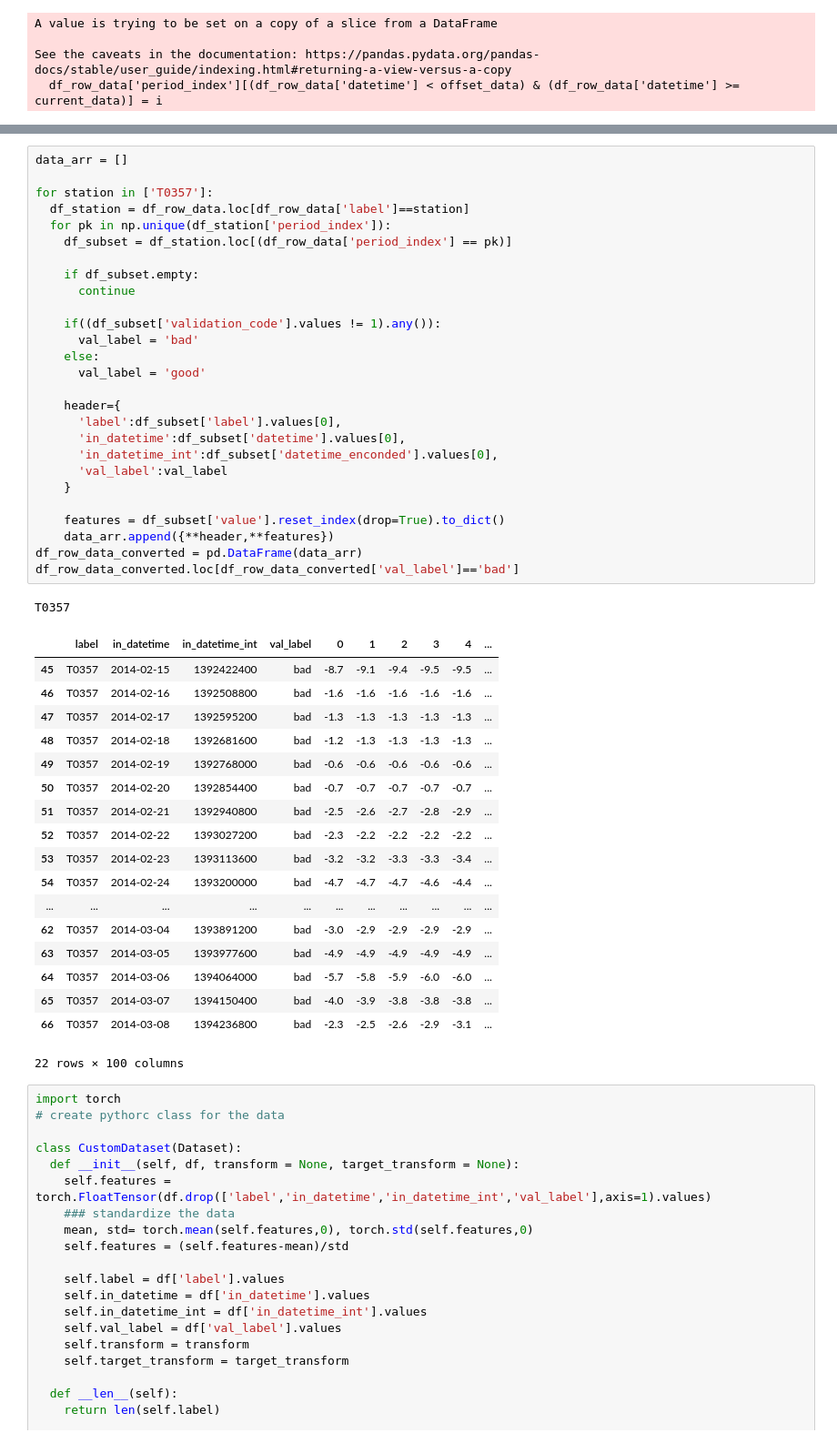
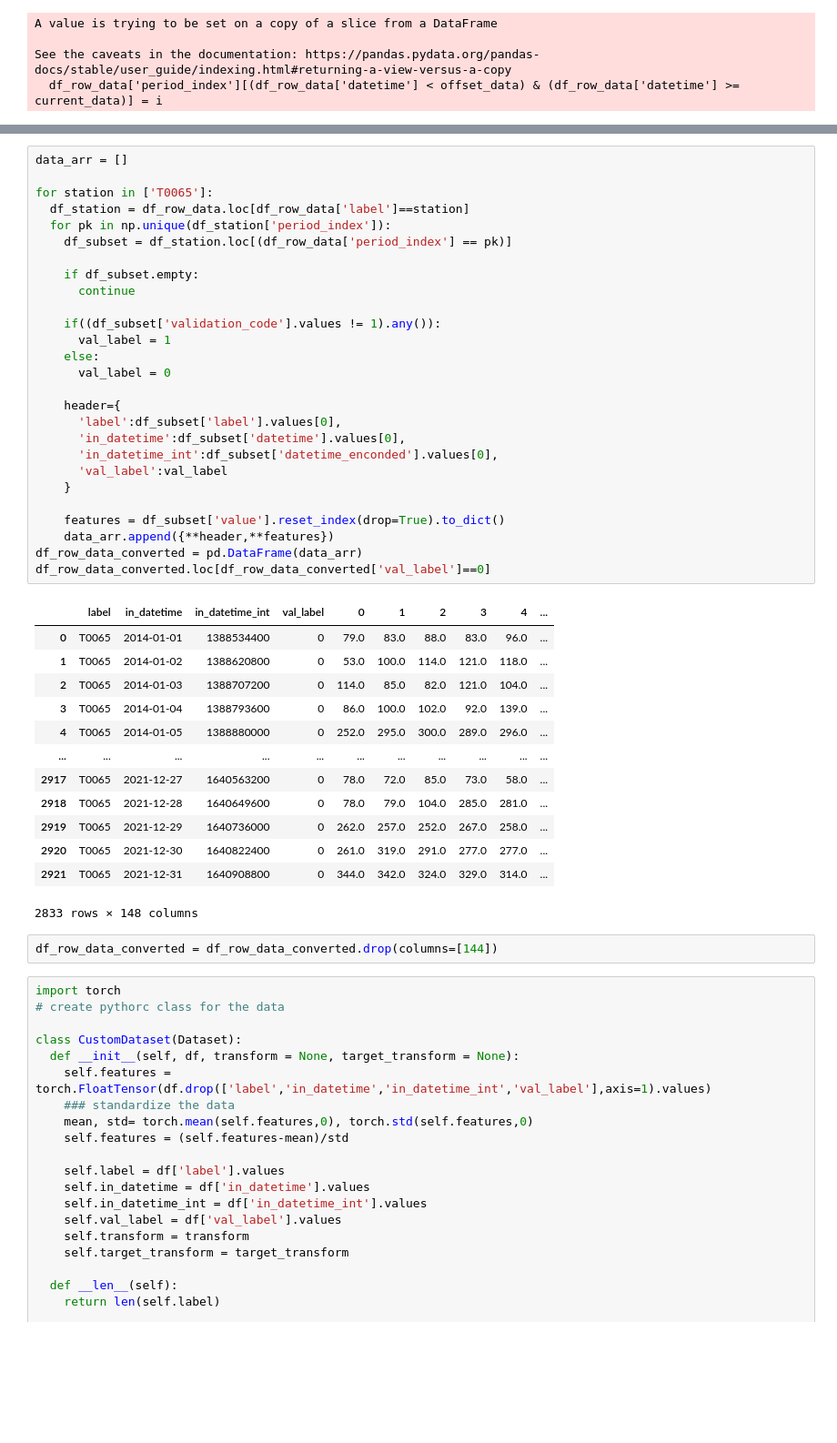
Before and after one commit to eliazonta/AI-Challenge-HIT-2022, a Jupyter notebook: python_code/notebooks/AnomalyDetection/anomaly_detection.ipynb, the cells around one changed output, grey strips where cells are left out. Shown at 91% size. Drawn from its saved outputs; the diff is of its cells as text; blank space fills up the shorter version.

```diff
--- a/python_code/notebooks/AnomalyDetection/anomaly_detection.ipynb
+++ b/python_code/notebooks/AnomalyDetection/anomaly_detection.ipynb
@@ -108,50 +101,46 @@ print( np.unique(df_row_data['label']))
 # %%
 data_arr = []
 
-for station in ['T0357']:
+for station in ['T0065']:
   df_station = df_row_data.loc[df_row_data['label']==station]
   for pk in np.unique(df_station['period_index']):
     df_subset = df_station.loc[(df_row_data['period_index'] == pk)]
 
     if df_subset.empty:
       continue
 
     if((df_subset['validation_code'].values != 1).any()):
-      val_label = 'bad'
+      val_label = 1
     else:
-      val_label = 'good'
+      val_label = 0
 
     header={
       'label':df_subset['label'].values[0],
       'in_datetime':df_subset['datetime'].values[0],
       'in_datetime_int':df_subset['datetime_enconded'].values[0],
       'val_label':val_label
     }
 
     features = df_subset['value'].reset_index(drop=True).to_dict()
     data_arr.append({**header,**features})
 df_row_data_converted = pd.DataFrame(data_arr)
-df_row_data_converted.loc[df_row_data_converted['val_label']=='bad']
+df_row_data_converted.loc[df_row_data_converted['val_label']==0]
 # %% [output]
+|  | label | in_datetime | in_datetime_int | val_label | 0 | 1 | 2 | 3 | 4 | ... |
+| 0 | T0065 | 2014-01-01 | 1388534400 | 0 | 79.0 | 83.0 | 88.0 | 83.0 | 96.0 | ... |
+| 1 | T0065 | 2014-01-02 | 1388620800 | 0 | 53.0 | 100.0 | 114.0 | 121.0 | 118.0 | ... |
+| 2 | T0065 | 2014-01-03 | 1388707200 | 0 | 114.0 | 85.0 | 82.0 | 121.0 | 104.0 | ... |
+| 3 | T0065 | 2014-01-04 | 1388793600 | 0 | 86.0 | 100.0 | 102.0 | 92.0 | 139.0 | ... |
+| 4 | T0065 | 2014-01-05 | 1388880000 | 0 | 252.0 | 295.0 | 300.0 | 289.0 | 296.0 | ... |
+| ... | ... | ... | ... | ... | ... | ... | ... | ... | ... | ... |
+| 2917 | T0065 | 2021-12-27 | 1640563200 | 0 | 78.0 | 72.0 | 85.0 | 73.0 | 58.0 | ... |
+| 2918 | T0065 | 2021-12-28 | 1640649600 | 0 | 78.0 | 79.0 | 104.0 | 285.0 | 281.0 | ... |
+| 2919 | T0065 | 2021-12-29 | 1640736000 | 0 | 262.0 | 257.0 | 252.0 | 267.0 | 258.0 | ... |
+| 2920 | T0065 | 2021-12-30 | 1640822400 | 0 | 261.0 | 319.0 | 291.0 | 277.0 | 277.0 | ... |
+| 2921 | T0065 | 2021-12-31 | 1640908800 | 0 | 344.0 | 342.0 | 324.0 | 329.0 | 314.0 | ... |
-T0357
+2833 rows × 148 columns
-|  | label | in_datetime | in_datetime_int | val_label | 0 | 1 | 2 | 3 | 4 | ... |
-| 45 | T0357 | 2014-02-15 | 1392422400 | bad | -8.7 | -9.1 | -9.4 | -9.5 | -9.5 | ... |
-| 46 | T0357 | 2014-02-16 | 1392508800 | bad | -1.6 | -1.6 | -1.6 | -1.6 | -1.6 | ... |
-| 47 | T0357 | 2014-02-17 | 1392595200 | bad | -1.3 | -1.3 | -1.3 | -1.3 | -1.3 | ... |
-| 48 | T0357 | 2014-02-18 | 1392681600 | bad | -1.2 | -1.3 | -1.3 | -1.3 | -1.3 | ... |
-| 49 | T0357 | 2014-02-19 | 1392768000 | bad | -0.6 | -0.6 | -0.6 | -0.6 | -0.6 | ... |
-| 50 | T0357 | 2014-02-20 | 1392854400 | bad | -0.7 | -0.7 | -0.7 | -0.7 | -0.7 | ... |
-| 51 | T0357 | 2014-02-21 | 1392940800 | bad | -2.5 | -2.6 | -2.7 | -2.8 | -2.9 | ... |
-| 52 | T0357 | 2014-02-22 | 1393027200 | bad | -2.3 | -2.2 | -2.2 | -2.2 | -2.2 | ... |
-| 53 | T0357 | 2014-02-23 | 1393113600 | bad | -3.2 | -3.2 | -3.3 | -3.3 | -3.4 | ... |
-| 54 | T0357 | 2014-02-24 | 1393200000 | bad | -4.7 | -4.7 | -4.7 | -4.6 | -4.4 | ... |
-| ... | ... | ... | ... | ... | ... | ... | ... | ... | ... | ... |
-| 62 | T0357 | 2014-03-04 | 1393891200 | bad | -3.0 | -2.9 | -2.9 | -2.9 | -2.9 | ... |
-| 63 | T0357 | 2014-03-05 | 1393977600 | bad | -4.9 | -4.9 | -4.9 | -4.9 | -4.9 | ... |
-| 64 | T0357 | 2014-03-06 | 1394064000 | bad | -5.7 | -5.8 | -5.9 | -6.0 | -6.0 | ... |
-| 65 | T0357 | 2014-03-07 | 1394150400 | bad | -4.0 | -3.9 | -3.8 | -3.8 | -3.8 | ... |
-| 66 | T0357 | 2014-03-08 | 1394236800 | bad | -2.3 | -2.5 | -2.6 | -2.9 | -3.1 | ... |
-22 rows × 100 columns
+# %%
+df_row_data_converted = df_row_data_converted.drop(columns=[144])
 # %%
 import torch
 # create pythorc class for the data
```
Also changed, not shown: parts of 6 cells of this notebook, 1 other file.
